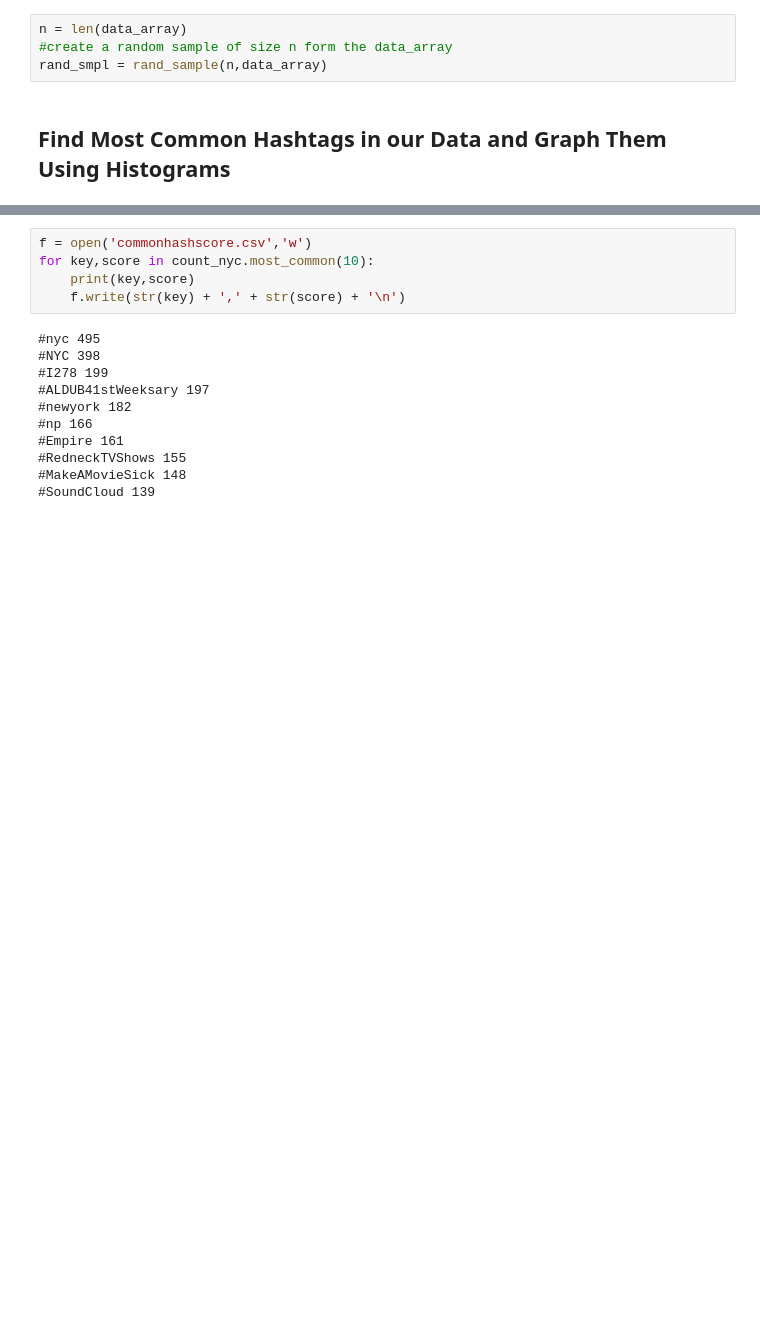
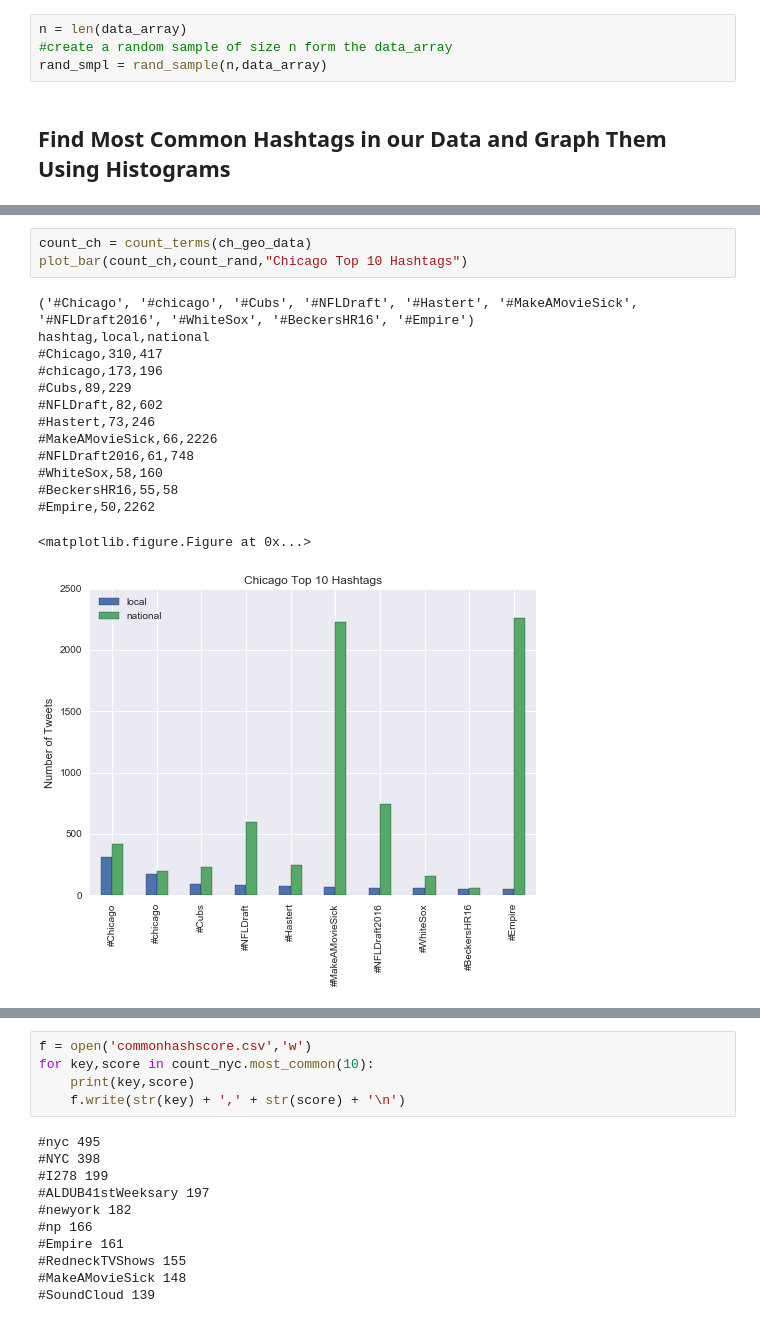
Before and after one commit to calvinytong/english2_twitter_analysis, a Jupyter notebook: Analysis.ipynb, the cells around one changed output, grey strips where cells are left out. Drawn from its saved outputs; the diff is of its cells as text; blank space fills up the shorter version.

```diff
--- a/Analysis.ipynb
+++ b/Analysis.ipynb
@@ -422,0 +469,18 @@ plot_bar(count_nyc.most_common(10))
+# %%
+count_ch = count_terms(ch_geo_data)
+plot_bar(count_ch,count_rand,"Chicago Top 10 Hashtags")
+# %% [output]
+('#Chicago', '#chicago', '#Cubs', '#NFLDraft', '#Hastert', '#MakeAMovieSick', '#NFLDraft2016', '#WhiteSox', '#BeckersHR16', '#Empire')
+hashtag,local,national
+#Chicago,310,417
+#chicago,173,196
+#Cubs,89,229
+#NFLDraft,82,602
+#Hastert,73,246
+#MakeAMovieSick,66,2226
+#NFLDraft2016,61,748
+#WhiteSox,58,160
+#BeckersHR16,55,58
+#Empire,50,2262
+<matplotlib.figure.Figure at 0x...>
+[figure, added]
```
Also changed, not shown: parts of 21 cells of this notebook, 1 other file.
